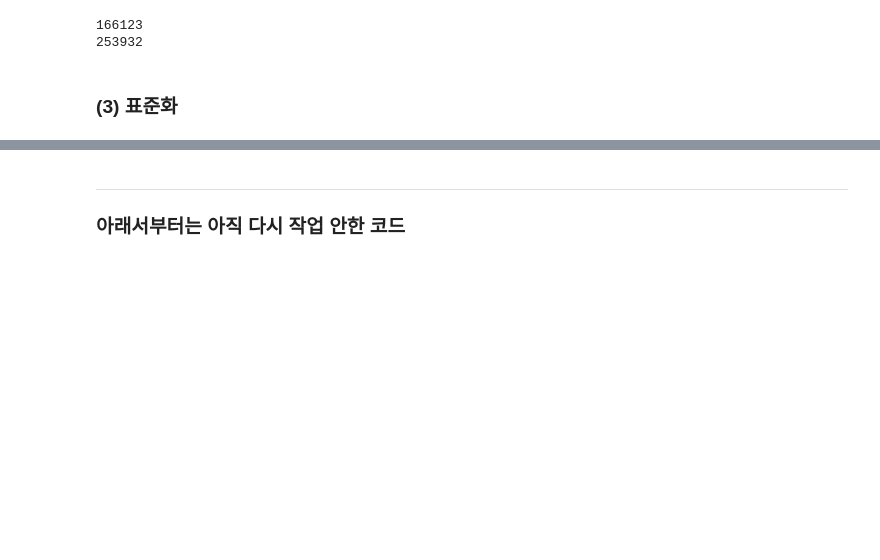
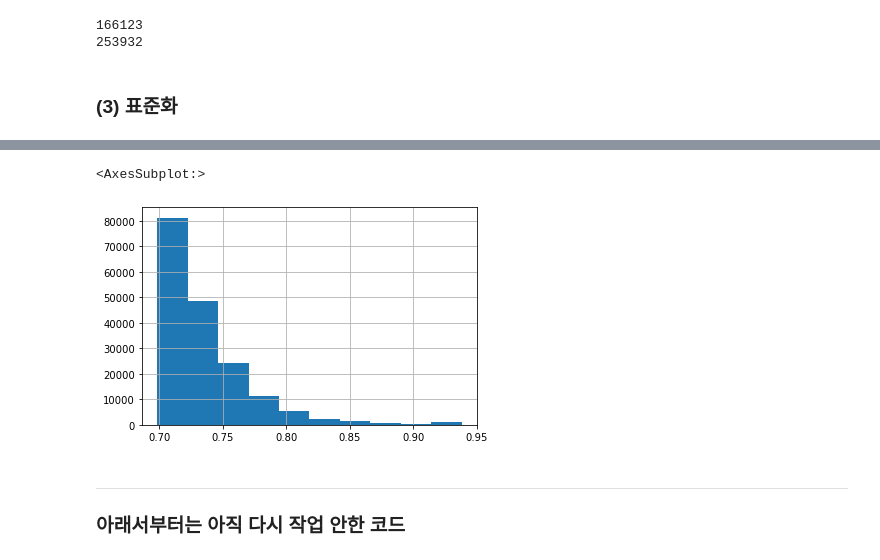
Before and after one commit to NayeonKeum/BigContest2022, a Jupyter notebook: code/Cluster_Analysis_nkeum.ipynb, the cells around one changed output, grey strips where cells are left out. Cells and saved outputs as stored; diff of their text form; code cells hidden in the pictures; blank space fills up the shorter version.

```diff
--- a/code/Cluster_Analysis_nkeum.ipynb
+++ b/code/Cluster_Analysis_nkeum.ipynb
@@ -1314,3 +1314,10 @@ spec_in_std["방문일자비율"].hist()
+# %%
+spec_not_data_log.to_csv("../data/spec_not_data_log.csv")
+spec_in_data_log.to_csv("../data/spec_in_data_log.csv")
+spec_in_data_log["방문일자비율"].hist()
+# %% [output]
+<AxesSubplot:>
+[figure, added]
 # %% [markdown]
 ---
 
```
Also changed, not shown: parts of 2 cells of this notebook.
